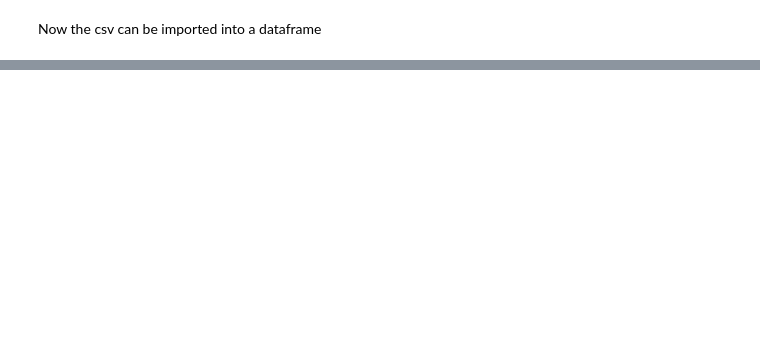
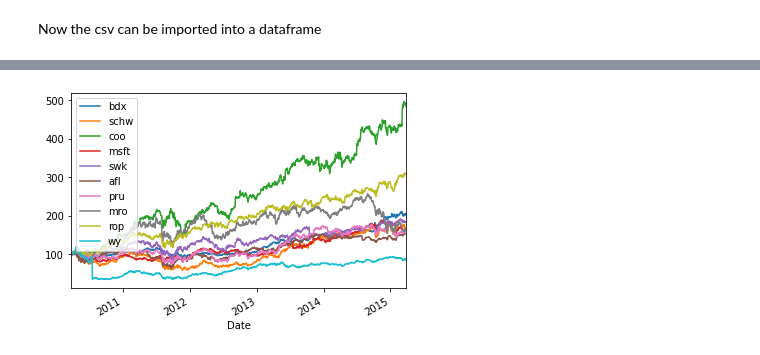
Before and after one commit to CAP4770-group9-project/final-project, a Jupyter notebook: classical_portfolio_optimization.ipynb, the cells around one changed output, grey strips where cells are left out. Drawn from its saved outputs; the diff is of its cells as text; code cells hidden in the pictures; blank space fills up the shorter version.

Commit message:
can display random stock data and returns using ffn library

```diff
--- a/classical_portfolio_optimization.ipynb
+++ b/classical_portfolio_optimization.ipynb
@@ -57,8 +57,8 @@ Next 10 random numbers between 0 and 504 can be generated in order to pick 10 ra
 # %%
 import random
 
-#tickers = save_sp500_tickers()
-#print(len(tickers)) # there are actually 505 stocks in the S&P 500, who knew!
+tickers = save_sp500_tickers()
+print(len(tickers)) # there are actually 505 stocks in the S&P 500, who knew!
 
 def getRandomTickers(tickers):
   randIndex = []
@@ -69,5 +69,4 @@ def getRandomTickers(tickers):
     randTickers.append(tickers[index])
   return randTickers
 
-
-#print(getRandomTickers(tickers))
+print(getRandomTickers(tickers))
@@ -194,0 +181,7 @@ ValueError: ignored
+# %%
+#generate random portfolio, retrieve price data, plot data
+randomTickers = getRandomTickers(tickers)
+prices = ffn.get(randomTickers,start='2010-03-26', end='2015-03-26')
+ax = prices.rebase().plot()
+# %% [output]
+[figure, added]
```
Also changed, not shown: parts of 14 cells of this notebook.
